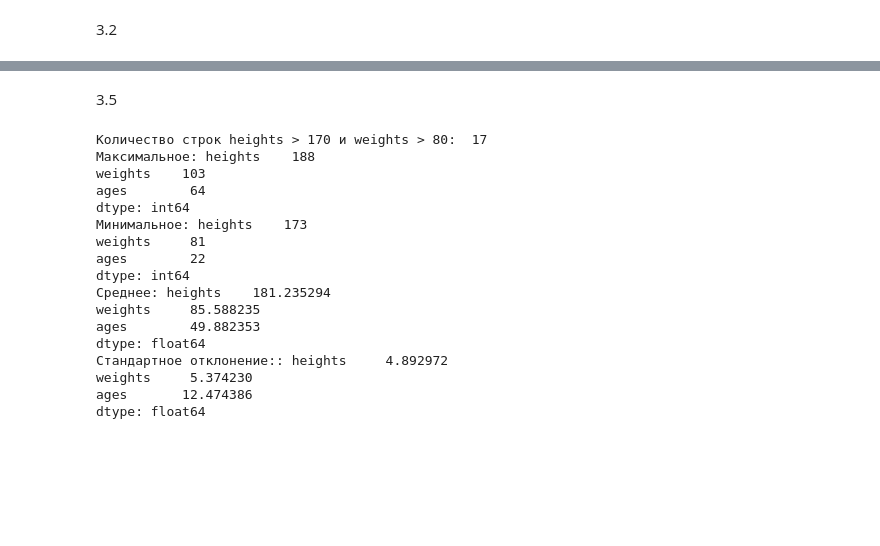
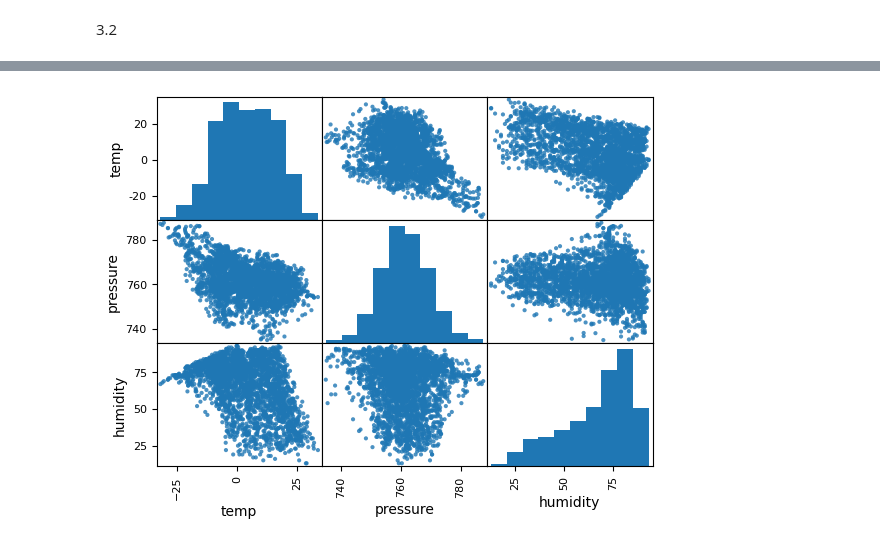
Before and after one commit to vikazhabskaya/2221, a Jupyter notebook: 3.ipynb, the cells around one changed output, grey strips where cells are left out. Saved outputs shown, nothing was run; the diff lists cells and outputs as text; code cells hidden in the pictures; blank space fills up the shorter version.

```diff
--- a/3.ipynb
+++ b/3.ipynb
@@ -131,53 +48,5 @@ print('Количество строк 30 < ages < 50: ', len(DF))
-# %% [markdown]
-3.5
-# %%
-import pandas as pd
-
-heights = [188, 172, 187, 161, 183, 172, 185, 163, 173, 183, 174, 175,
-           178, 183, 195, 178, 173, 174, 183, 174, 181, 162, 180, 170,
-           175, 182, 180, 183, 178, 182, 188, 175, 179, 184, 193, 182,
-           183, 175, 185, 182, 183, 156, 185, 199]
-
-weights = [86, 71, 89, 64, 83, 71, 86, 68, 73, 84, 73, 84, 73, 72, 75,
-           78, 85, 93, 78, 70, 74, 80, 83, 82, 68, 80, 73, 78, 82, 81,
-           83, 79, 82, 86, 76, 77, 80, 103, 82, 83, 77, 89, 80, 85, 82,
-           85, 110]
-
-ages = [58, 61, 54, 54, 58, 57, 63, 54, 37, 51, 34, 26, 50, 48, 45, 52,
-        56, 46, 54, 28, 52, 47, 55, 54, 42, 51, 56, 55, 51, 54, 32, 21,
-        62, 43, 55, 56, 61, 53, 22, 64, 45, 54, 47, 38]
-
-columns = ['heights', 'weights', 'ages']
-
-df = pd.DataFrame(zip(heights, weights, ages), columns=columns)
-newdf = df.loc[:39]
-#print(newdf)
-DF = newdf.loc[(newdf['heights']>170) & (newdf['weights']>80)]
-#print(DF)
-print('Количество строк heights > 170 и weights > 80: ', len(DF))
-ma = DF.max()
-print('Максимальное:', ma)
-mi = DF.min()
-print('Минимальное:', mi)
-me = DF.mean()
-print('Среднее:', me)
-st = DF.std()
-print('Стандартное отклонение::', st)
-# %% [output]
-Количество строк heights > 170 и weights > 80:  17
-Максимальное: heights    188
-weights    103
-ages        64
-dtype: int64
-Минимальное: heights    173
-weights     81
-ages        22
-dtype: int64
-Среднее: heights    181.235294
-weights     85.588235
-ages        49.882353
-dtype: float64
-Стандартное отклонение:: heights     4.892972
-weights     5.374230
-ages       12.474386
-dtype: float64
+# %%
+pd.plotting.scatter_matrix(df, alpha = 0.8)
+plt.show()
+# %% [output]
+[figure, added]
```
Also changed, not shown: parts of 8 cells of this notebook, 6 other files.
